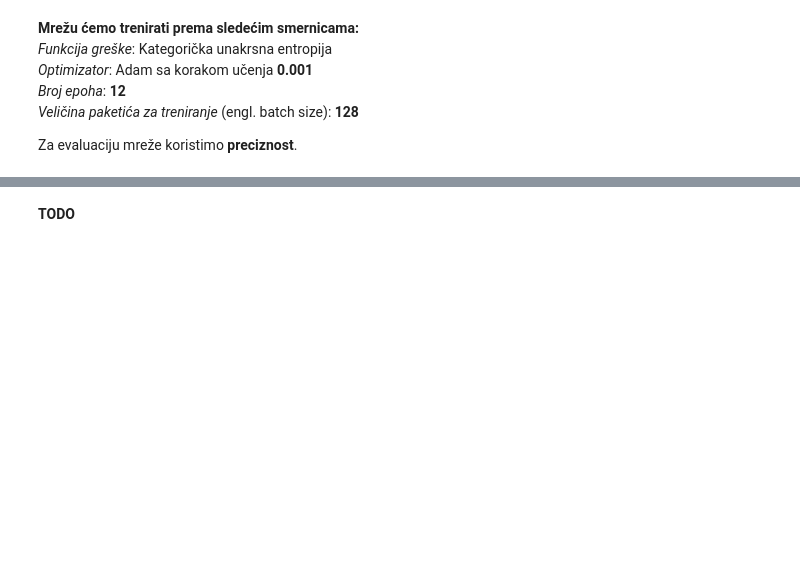
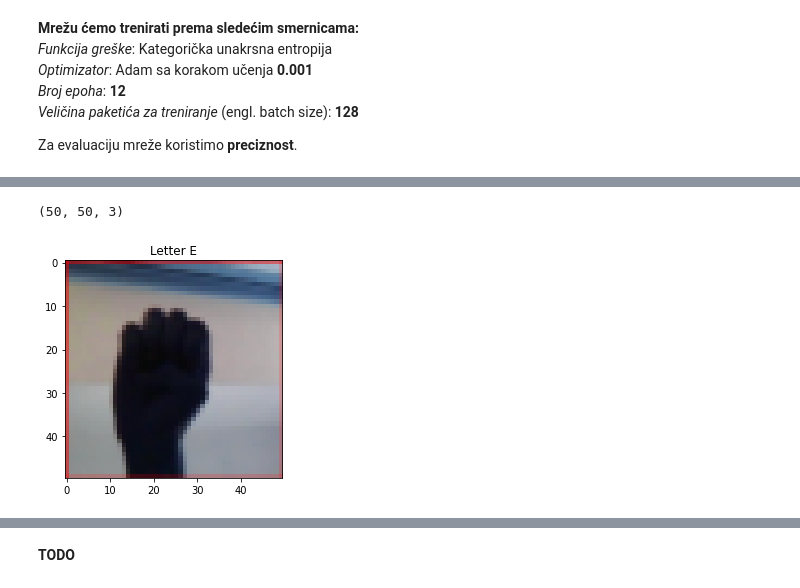
Before and after one commit to zokaaagajich/SignLanguage-ML, a Jupyter notebook: signLanguage-ML.ipynb, the cells around one changed output, grey strips where cells are left out. Drawn from its saved outputs; the diff is of its cells as text; code cells hidden in the pictures; blank space fills up the shorter version.

```diff
--- a/signLanguage-ML.ipynb
+++ b/signLanguage-ML.ipynb
@@ -327,0 +359,5 @@ Test accuracy: 0.9936259388923645
+# %%
+showLetter('E')
+# %% [output]
+(50, 50, 3)
+[figure, added]
```
Also changed, not shown: parts of 93 cells of this notebook.
